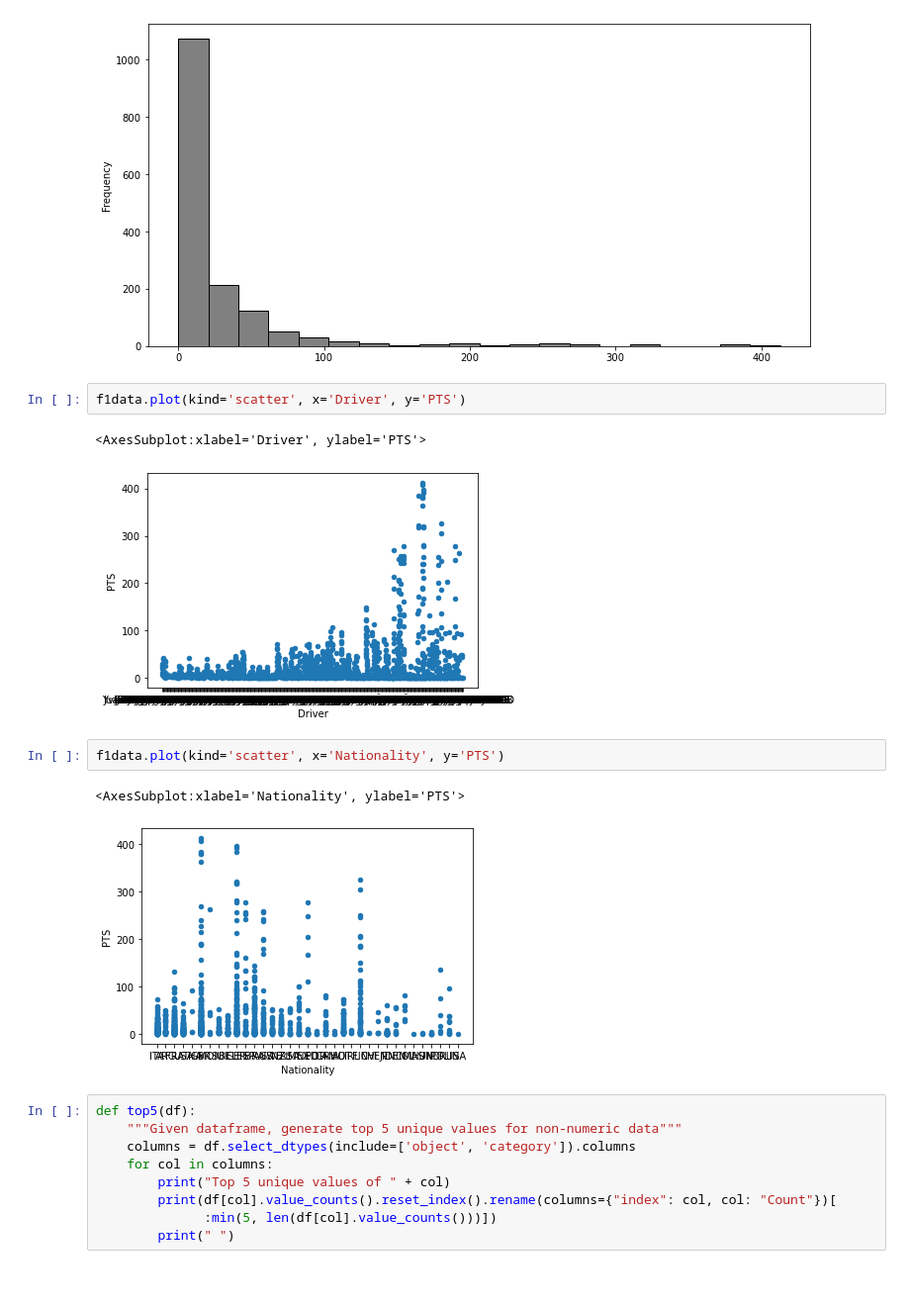
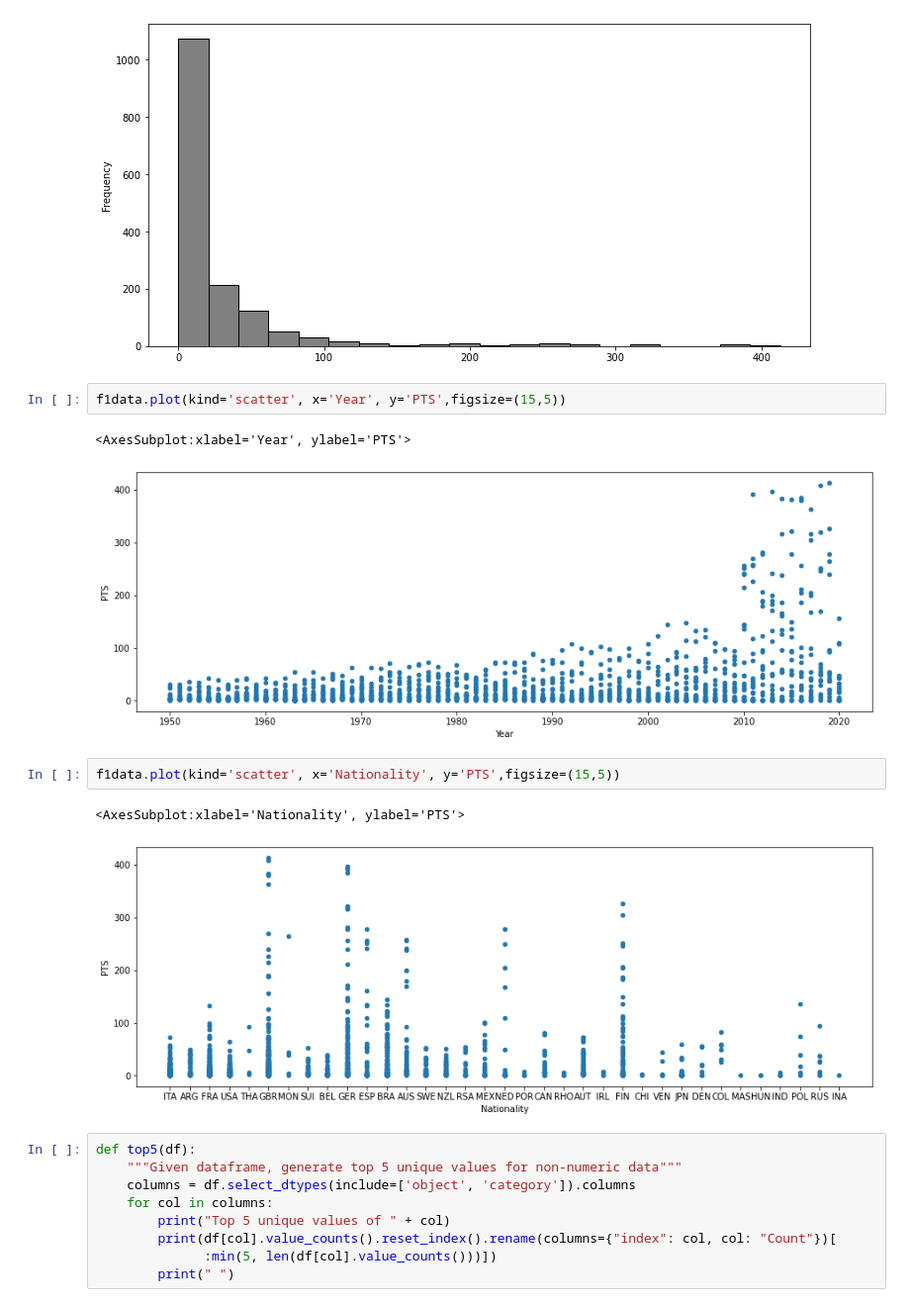
Before and after one commit to data301-2021-winter1/project-group12, a Jupyter notebook: notebooks/kennedyF.ipynb, the cells around one changed output. Shown at 99% size. Drawn from its saved outputs; the diff is of its cells as text; blank space fills up the shorter version.

```diff
--- a/notebooks/kennedyF.ipynb
+++ b/notebooks/kennedyF.ipynb
@@ -73,15 +67,15 @@ f1data['PTS'].plot(kind='hist', bins=20, figsize=(12,6), facecolor='grey',edgeco
 <AxesSubplot:ylabel='Frequency'>
 [figure]
 # %%
-f1data.plot(kind='scatter', x='Driver', y='PTS')
+f1data.plot(kind='scatter', x='Year', y='PTS',figsize=(15,5))
 # %% [output]
-<AxesSubplot:xlabel='Driver', ylabel='PTS'>
+<AxesSubplot:xlabel='Year', ylabel='PTS'>
-[figure, old version]
+[figure, new version]
 # %%
-f1data.plot(kind='scatter', x='Nationality', y='PTS')
+f1data.plot(kind='scatter', x='Nationality', y='PTS',figsize=(15,5))
 # %% [output]
 <AxesSubplot:xlabel='Nationality', ylabel='PTS'>
-[figure, old version]
+[figure, new version]
 # %%
 def top5(df):
     """Given dataframe, generate top 5 unique values for non-numeric data"""
```
Also changed, not shown: parts of 18 cells of this notebook.
